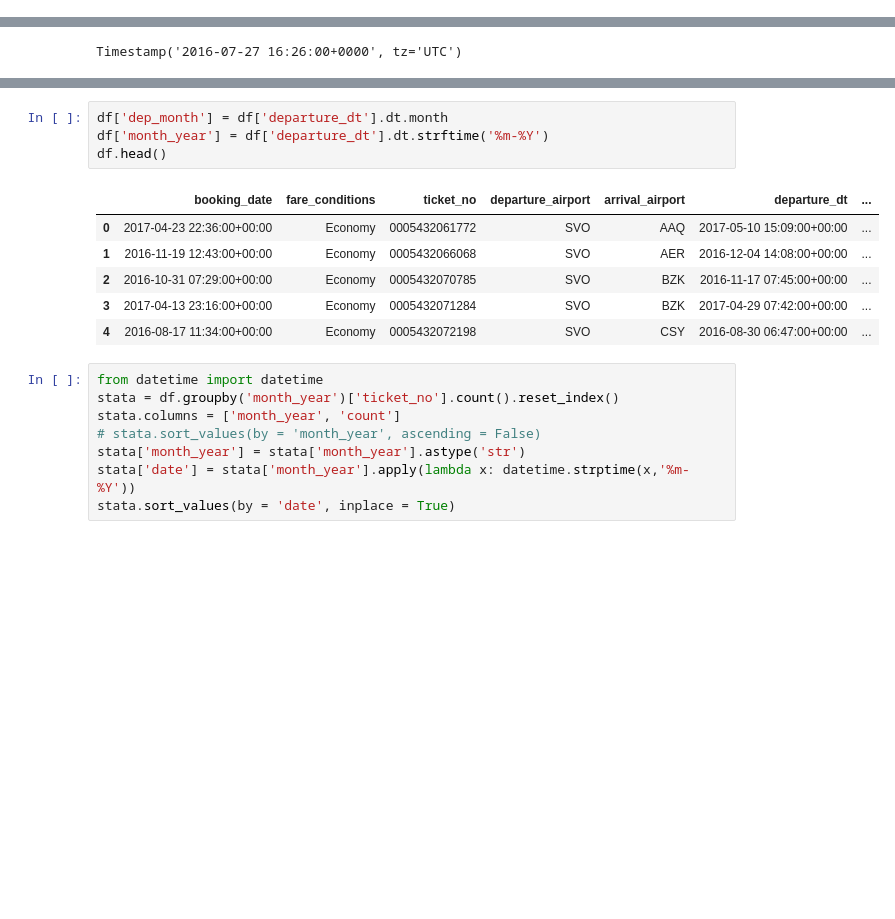
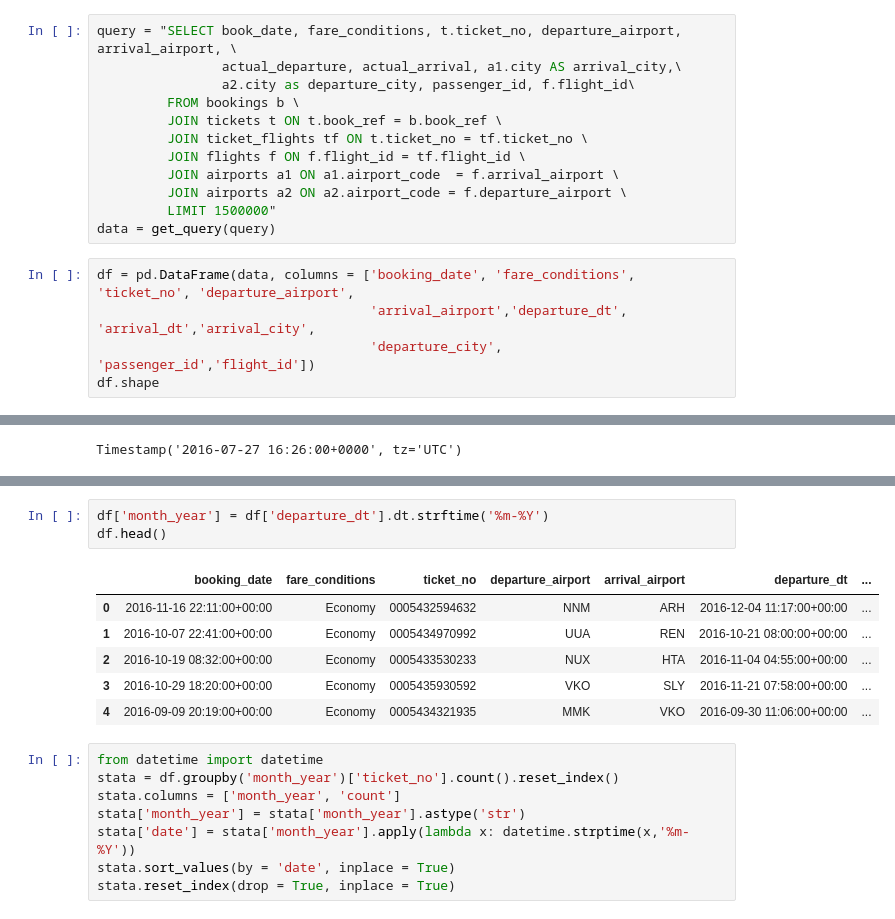
Before and after one commit to Derniska/python_practice_9, a Jupyter notebook: sql_task.ipynb, the cells around one changed output, grey strips where cells are left out. Cells and saved outputs as stored; diff of their text form; blank space fills up the shorter version.

```diff
--- a/sql_task.ipynb
+++ b/sql_task.ipynb
@@ -110,0 +101,17 @@ df = pd.DataFrame(flat_data, columns = ['booking_date', 'fare_conditions', 'tick
+# %%
+query = "SELECT book_date, fare_conditions, t.ticket_no, departure_airport, arrival_airport, \
+                actual_departure, actual_arrival, a1.city AS arrival_city,\
+                a2.city as departure_city, passenger_id, f.flight_id\
+         FROM bookings b \
+         JOIN tickets t ON t.book_ref = b.book_ref \
+         JOIN ticket_flights tf ON t.ticket_no = tf.ticket_no \
+         JOIN flights f ON f.flight_id = tf.flight_id \
+         JOIN airports a1 ON a1.airport_code  = f.arrival_airport \
+         JOIN airports a2 ON a2.airport_code = f.departure_airport \
+         LIMIT 1500000"
+data = get_query(query)
+# %%
+df = pd.DataFrame(data, columns = ['booking_date', 'fare_conditions', 'ticket_no', 'departure_airport',
+                                   'arrival_airport','departure_dt', 'arrival_dt','arrival_city',
+                                   'departure_city', 'passenger_id','flight_id'])
+df.shape
@@ -140,22 +155,21 @@ plt.show()
 # %%
-df['dep_month'] = df['departure_dt'].dt.month
 df['month_year'] = df['departure_dt'].dt.strftime('%m-%Y')
 df.head()
 # %% [output]
 |  | booking_date | fare_conditions | ticket_no | departure_airport | arrival_airport | departure_dt | ... |
-| 0 | 2017-04-23 22:36:00+00:00 | Economy | 0005432061772 | SVO | AAQ | 2017-05-10 15:09:00+00:00 | ... |
-| 1 | 2016-11-19 12:43:00+00:00 | Economy | 0005432066068 | SVO | AER | 2016-12-04 14:08:00+00:00 | ... |
-| 2 | 2016-10-31 07:29:00+00:00 | Economy | 0005432070785 | SVO | BZK | 2016-11-17 07:45:00+00:00 | ... |
-| 3 | 2017-04-13 23:16:00+00:00 | Economy | 0005432071284 | SVO | BZK | 2017-04-29 07:42:00+00:00 | ... |
-| 4 | 2016-08-17 11:34:00+00:00 | Economy | 0005432072198 | SVO | CSY | 2016-08-30 06:47:00+00:00 | ... |
+| 0 | 2016-11-16 22:11:00+00:00 | Economy | 0005432594632 | NNM | ARH | 2016-12-04 11:17:00+00:00 | ... |
+| 1 | 2016-10-07 22:41:00+00:00 | Economy | 0005434970992 | UUA | REN | 2016-10-21 08:00:00+00:00 | ... |
+| 2 | 2016-10-19 08:32:00+00:00 | Economy | 0005433530233 | NUX | HTA | 2016-11-04 04:55:00+00:00 | ... |
+| 3 | 2016-10-29 18:20:00+00:00 | Economy | 0005435930592 | VKO | SLY | 2016-11-21 07:58:00+00:00 | ... |
+| 4 | 2016-09-09 20:19:00+00:00 | Economy | 0005434321935 | MMK | VKO | 2016-09-30 11:06:00+00:00 | ... |
 # %%
 from datetime import datetime
 stata = df.groupby('month_year')['ticket_no'].count().reset_index()
 stata.columns = ['month_year', 'count']
-# stata.sort_values(by = 'month_year', ascending = False)
 stata['month_year'] = stata['month_year'].astype('str')
 stata['date'] = stata['month_year'].apply(lambda x: datetime.strptime(x,'%m-%Y'))
 stata.sort_values(by = 'date', inplace = True)
+stata.reset_index(drop = True, inplace = True)
 # %%
 plt.figure(figsize = (9,5))
 plt.plot(stata['month_year'], stata['count'])
```
Also changed, not shown: parts of 13 cells of this notebook, 1 other file.
